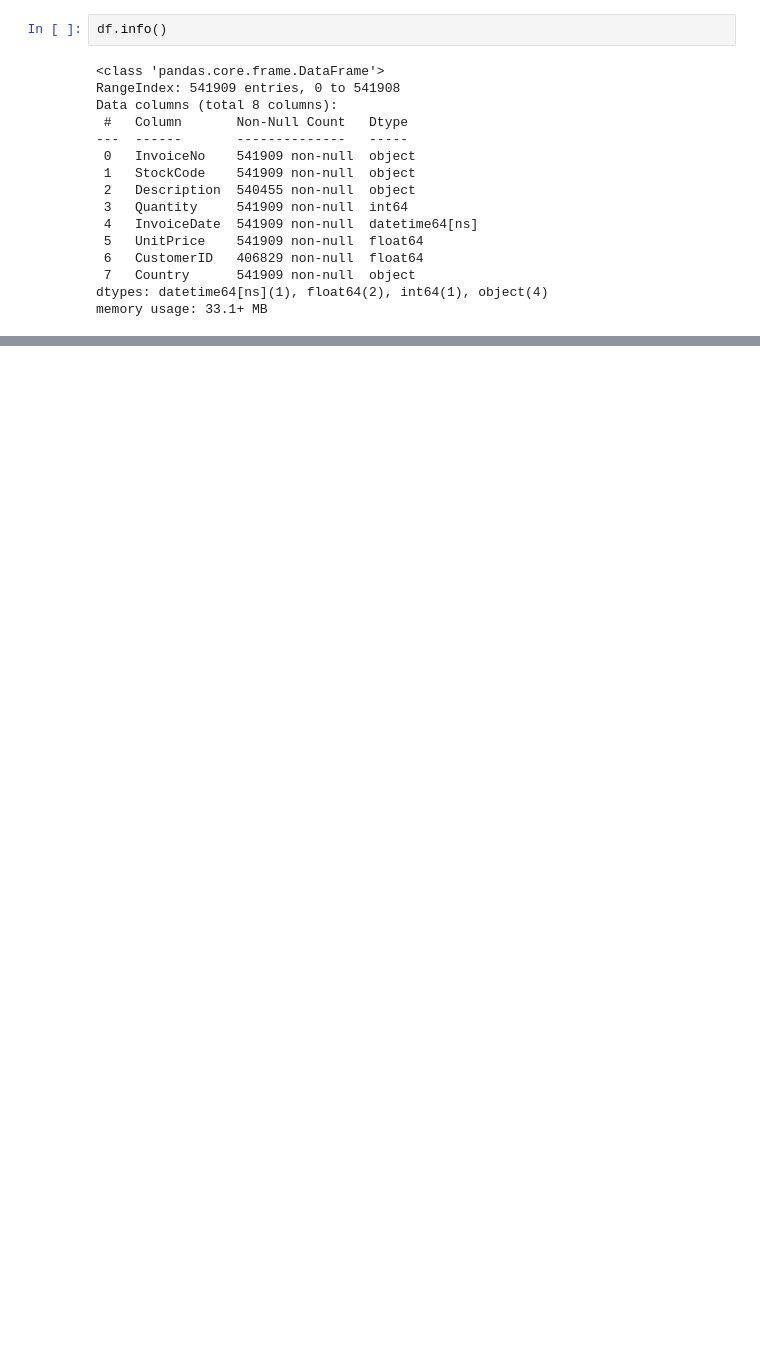
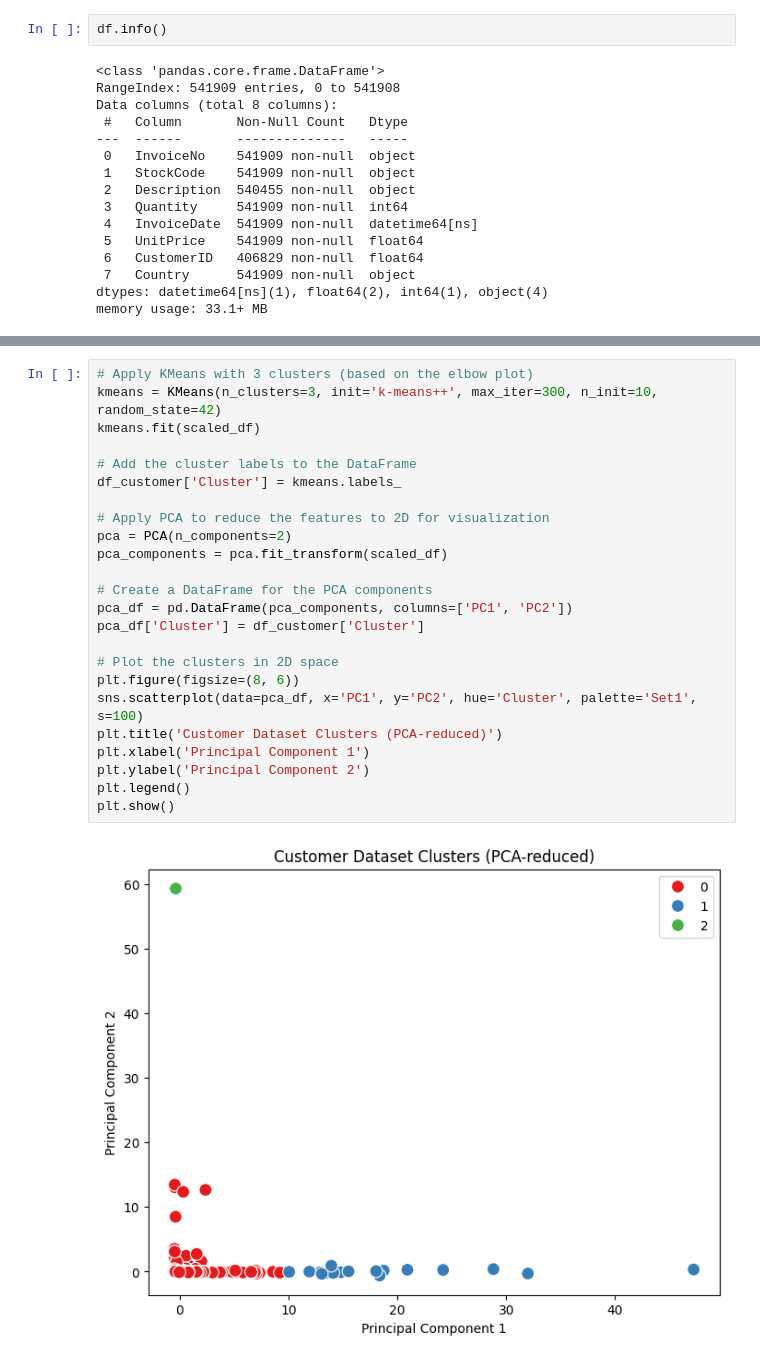
Before and after one commit to bonareri/Machine_Learning_1, a Jupyter notebook: Online_Retail.ipynb, the cells around one changed output, grey strips where cells are left out. Saved outputs shown, nothing was run; the diff lists cells and outputs as text; blank space fills up the shorter version.

```diff
--- a/Online_Retail.ipynb
+++ b/Online_Retail.ipynb
@@ -119,0 +489,26 @@ plt.show()
+# %%
+# Apply KMeans with 3 clusters (based on the elbow plot)
+kmeans = KMeans(n_clusters=3, init='k-means++', max_iter=300, n_init=10, random_state=42)
+kmeans.fit(scaled_df)
+
+# Add the cluster labels to the DataFrame
+df_customer['Cluster'] = kmeans.labels_
+
+# Apply PCA to reduce the features to 2D for visualization
+pca = PCA(n_components=2)
+pca_components = pca.fit_transform(scaled_df)
+
+# Create a DataFrame for the PCA components
+pca_df = pd.DataFrame(pca_components, columns=['PC1', 'PC2'])
+pca_df['Cluster'] = df_customer['Cluster']
+
+# Plot the clusters in 2D space
+plt.figure(figsize=(8, 6))
+sns.scatterplot(data=pca_df, x='PC1', y='PC2', hue='Cluster', palette='Set1', s=100)
+plt.title('Customer Dataset Clusters (PCA-reduced)')
+plt.xlabel('Principal Component 1')
+plt.ylabel('Principal Component 2')
+plt.legend()
+plt.show()
+# %% [output]
+[figure, added]
```
Also changed, not shown: parts of 63 cells of this notebook.
